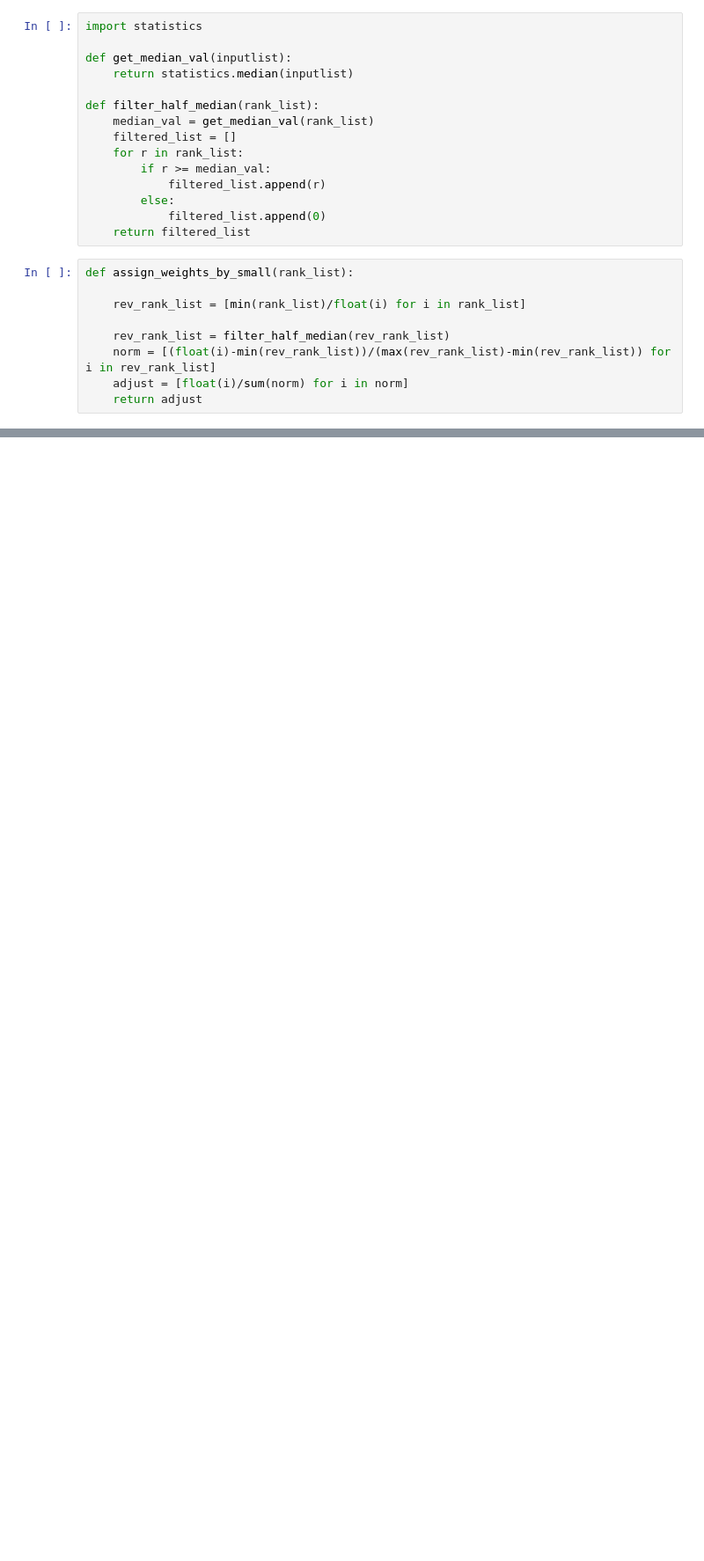
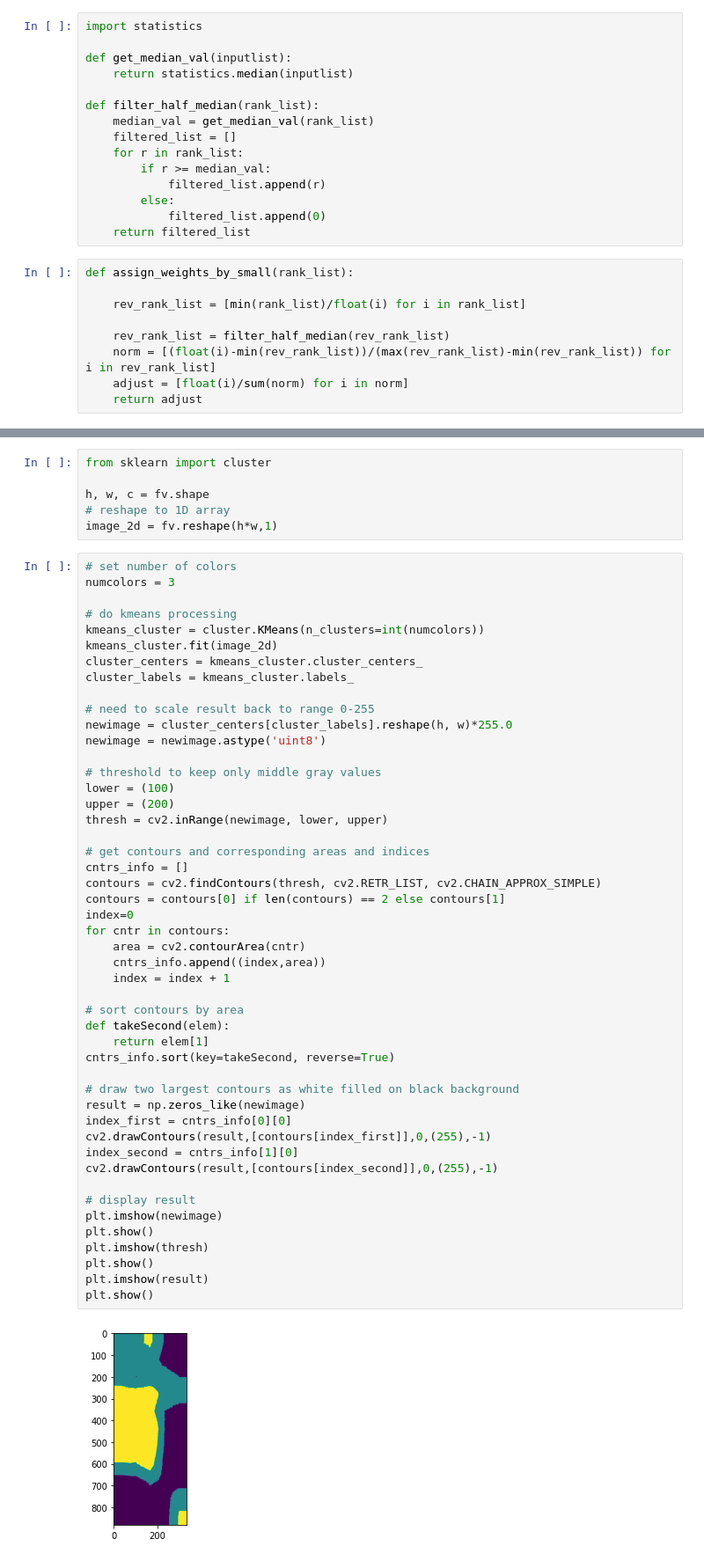
Before and after one commit to ChengIC/my_patchcore, a Jupyter notebook: FinalCore/Visualize_Runs_Jul-21-2022.ipynb, the cells around one changed output, grey strips where cells are left out. Shown at 88% size. Saved outputs shown, nothing was run; the diff lists cells and outputs as text; blank space fills up the shorter version.

```diff
--- a/FinalCore/Visualize_Runs_Jul-21-2022.ipynb
+++ b/FinalCore/Visualize_Runs_Jul-21-2022.ipynb
@@ -220,0 +229,56 @@ plt.axis('off');
+# %%
+from sklearn import cluster
+
+h, w, c = fv.shape
+# reshape to 1D array
+image_2d = fv.reshape(h*w,1)
+# %%
+# set number of colors
+numcolors = 3
+
+# do kmeans processing
+kmeans_cluster = cluster.KMeans(n_clusters=int(numcolors))
+kmeans_cluster.fit(image_2d)
+cluster_centers = kmeans_cluster.cluster_centers_
+cluster_labels = kmeans_cluster.labels_
+
+# need to scale result back to range 0-255
+newimage = cluster_centers[cluster_labels].reshape(h, w)*255.0
+newimage = newimage.astype('uint8')
+
+# threshold to keep only middle gray values
+lower = (100)
+upper = (200)
+thresh = cv2.inRange(newimage, lower, upper)
+
+# get contours and corresponding areas and indices
+cntrs_info = []
+contours = cv2.findContours(thresh, cv2.RETR_LIST, cv2.CHAIN_APPROX_SIMPLE)
+contours = contours[0] if len(contours) == 2 else contours[1]
+index=0
+for cntr in contours:
+    area = cv2.contourArea(cntr)
+    cntrs_info.append((index,area))
+    index = index + 1
+
+# sort contours by area
+def takeSecond(elem):
+    return elem[1]
+cntrs_info.sort(key=takeSecond, reverse=True)
+
+# draw two largest contours as white filled on black background
+result = np.zeros_like(newimage)
+index_first = cntrs_info[0][0]
+cv2.drawContours(result,[contours[index_first]],0,(255),-1)
+index_second = cntrs_info[1][0]
+cv2.drawContours(result,[contours[index_second]],0,(255),-1)
+
+# display result
+plt.imshow(newimage)
+plt.show()
+plt.imshow(thresh)
+plt.show()
+plt.imshow(result)
+plt.show()
+# %% [output]
+[figure, added]
```
Also changed, not shown: parts of 9 cells of this notebook.
